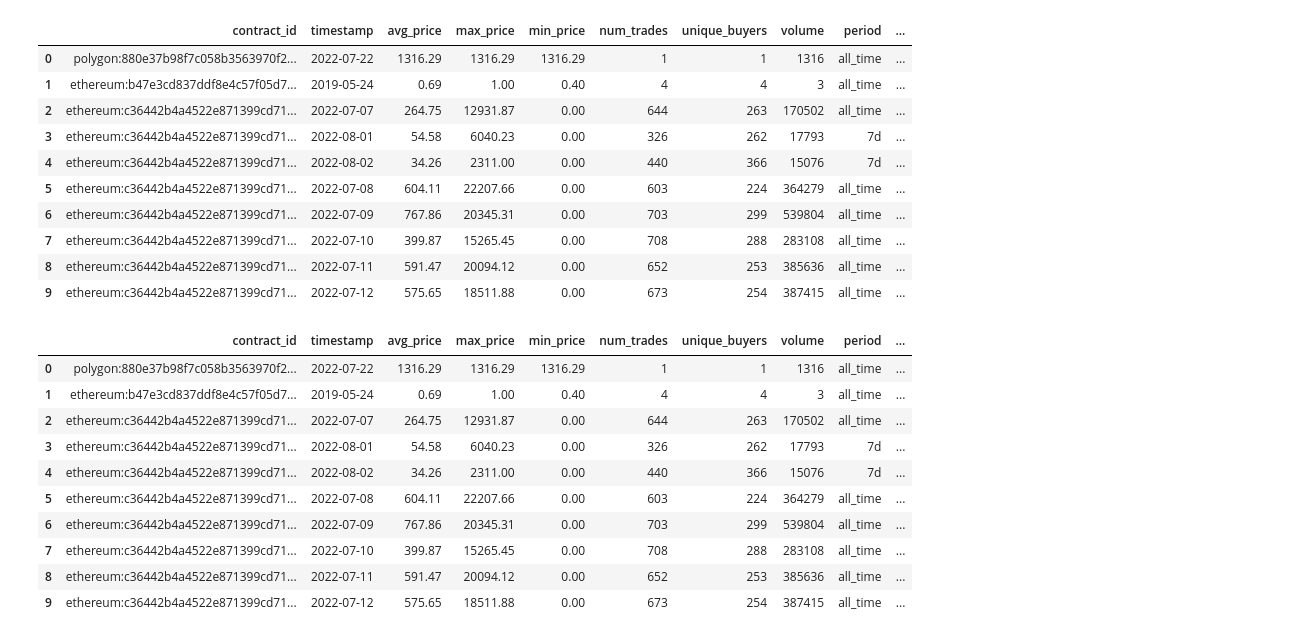
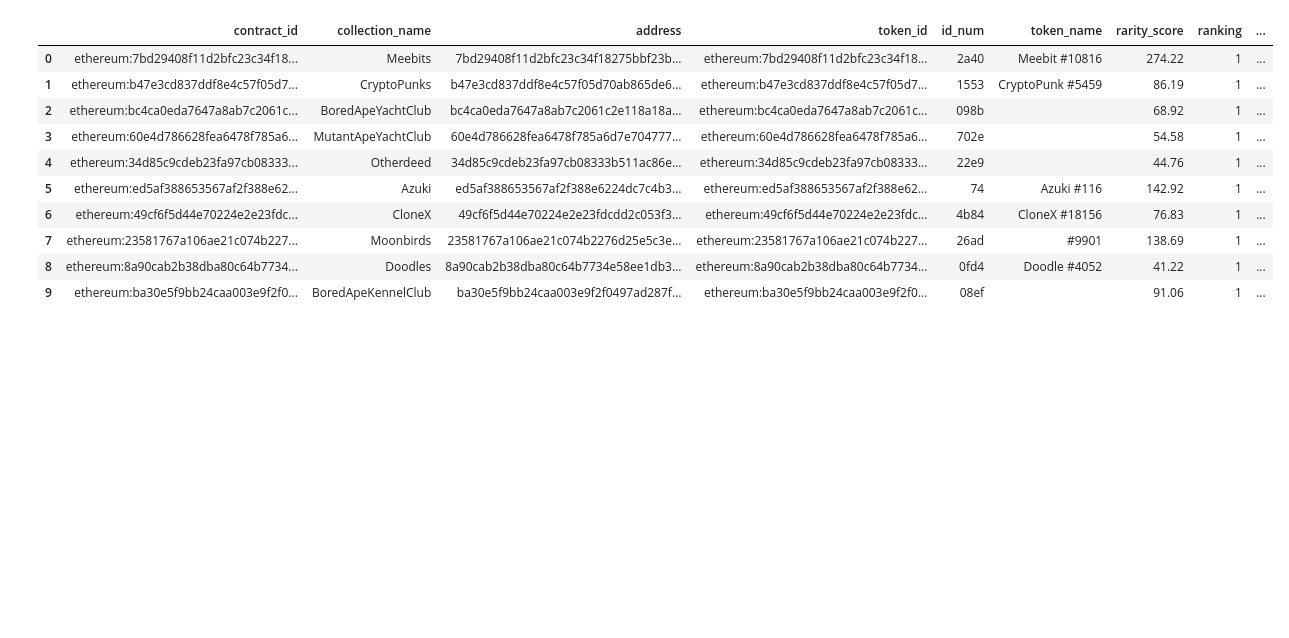
Before and after one commit to jgrichardson/nft_lending, a Jupyter notebook: stream_lit/Collection Average.ipynb, the cells around one changed output. Drawn from its saved outputs; the diff is of its cells as text; code cells hidden in the pictures; blank space fills up the shorter version.

```diff
--- a/stream_lit/Collection Average.ipynb
+++ b/stream_lit/Collection Average.ipynb
@@ -19,37 +20,48 @@ database_connection_string = os.getenv("DATABASE_URI")
 database_schema = os.getenv("DATABASE_SCHEMA")
 
 engine = create_engine(database_connection_string, echo=False)
-# %%
-sql_query = """
-SELECT *
-FROM trade
-LIMIT 10;
-"""
-
-df = pd.read_sql_query(sql_query, con = engine)
-
-display(df.head(10))
-display(df.tail(10))
-# %% [output]
-|  | contract_id | timestamp | avg_price | max_price | min_price | num_trades | unique_buyers | volume | period | ... |
-| 0 | polygon:880e37b98f7c058b3563970f2... | 2022-07-22 | 1316.29 | 1316.29 | 1316.29 | 1 | 1 | 1316 | all_time | ... |
-| 1 | ethereum:b47e3cd837ddf8e4c57f05d7... | 2019-05-24 | 0.69 | 1.00 | 0.40 | 4 | 4 | 3 | all_time | ... |
-| 2 | ethereum:c36442b4a4522e871399cd71... | 2022-07-07 | 264.75 | 12931.87 | 0.00 | 644 | 263 | 170502 | all_time | ... |
-| 3 | ethereum:c36442b4a4522e871399cd71... | 2022-08-01 | 54.58 | 6040.23 | 0.00 | 326 | 262 | 17793 | 7d | ... |
-| 4 | ethereum:c36442b4a4522e871399cd71... | 2022-08-02 | 34.26 | 2311.00 | 0.00 | 440 | 366 | 15076 | 7d | ... |
-| 5 | ethereum:c36442b4a4522e871399cd71... | 2022-07-08 | 604.11 | 22207.66 | 0.00 | 603 | 224 | 364279 | all_time | ... |
-| 6 | ethereum:c36442b4a4522e871399cd71... | 2022-07-09 | 767.86 | 20345.31 | 0.00 | 703 | 299 | 539804 | all_time | ... |
-| 7 | ethereum:c36442b4a4522e871399cd71... | 2022-07-10 | 399.87 | 15265.45 | 0.00 | 708 | 288 | 283108 | all_time | ... |
-| 8 | ethereum:c36442b4a4522e871399cd71... | 2022-07-11 | 591.47 | 20094.12 | 0.00 | 652 | 253 | 385636 | all_time | ... |
-| 9 | ethereum:c36442b4a4522e871399cd71... | 2022-07-12 | 575.65 | 18511.88 | 0.00 | 673 | 254 | 387415 | all_time | ... |
-|  | contract_id | timestamp | avg_price | max_price | min_price | num_trades | unique_buyers | volume | period | ... |
-| 0 | polygon:880e37b98f7c058b3563970f2... | 2022-07-22 | 1316.29 | 1316.29 | 1316.29 | 1 | 1 | 1316 | all_time | ... |
-| 1 | ethereum:b47e3cd837ddf8e4c57f05d7... | 2019-05-24 | 0.69 | 1.00 | 0.40 | 4 | 4 | 3 | all_time | ... |
-| 2 | ethereum:c36442b4a4522e871399cd71... | 2022-07-07 | 264.75 | 12931.87 | 0.00 | 644 | 263 | 170502 | all_time | ... |
-| 3 | ethereum:c36442b4a4522e871399cd71... | 2022-08-01 | 54.58 | 6040.23 | 0.00 | 326 | 262 | 17793 | 7d | ... |
-| 4 | ethereum:c36442b4a4522e871399cd71... | 2022-08-02 | 34.26 | 2311.00 | 0.00 | 440 | 366 | 15076 | 7d | ... |
-| 5 | ethereum:c36442b4a4522e871399cd71... | 2022-07-08 | 604.11 | 22207.66 | 0.00 | 603 | 224 | 364279 | all_time | ... |
-| 6 | ethereum:c36442b4a4522e871399cd71... | 2022-07-09 | 767.86 | 20345.31 | 0.00 | 703 | 299 | 539804 | all_time | ... |
-| 7 | ethereum:c36442b4a4522e871399cd71... | 2022-07-10 | 399.87 | 15265.45 | 0.00 | 708 | 288 | 283108 | all_time | ... |
-| 8 | ethereum:c36442b4a4522e871399cd71... | 2022-07-11 | 591.47 | 20094.12 | 0.00 | 652 | 253 | 385636 | all_time | ... |
-| 9 | ethereum:c36442b4a4522e871399cd71... | 2022-07-12 | 575.65 | 18511.88 | 0.00 | 673 | 254 | 387415 | all_time | ... |
+# %%
+sql_query = """
+SELECT t.contract_id,
+       c.name as collection_name,
+       c.address,
+       tok.token_id,
+       tok.id_num,
+       tok.name as token_name,
+       tok.rarity_score,
+       tok.ranking,
+       ct.average_token_rarity_score_for_collection,
+       MIN(t.avg_price) as avg_price_for_collection,
+       MIN(t.min_price) as min_price_for_collection,
+       MAX(t.max_price) as max_price_for_collection,
+       SUM(t.volume) as total_volume_for_collection,
+       SUM(t.num_trades) as total_num_trades_for_collection,
+       SUM(t.unique_buyers) as total_unique_buyers_for_collection
+FROM network n
+INNER JOIN collection c ON c.network_id = n.network_id
+INNER JOIN (SELECT contract_id, ROUND(AVG(rarity_score), 2) AS average_token_rarity_score_for_collection FROM token GROUP BY contract_id) ct ON ct.contract_id = c.contract_id
+INNER JOIN token tok ON tok.contract_id = ct.contract_id
+INNER JOIN trade t ON t.contract_id = c.contract_id
+WHERE n.network_id = 'ethereum'
+AND c.name IN ('CryptoPunks', 'BoredApeYachtClub', 'MutantApeYachtClub', 'Otherdeed', 'Azuki', 'CloneX', 'Moonbirds', 'Doodles', 'Meebits', 'Cool Cats', 'BoredApeKennelClub')
+AND tok.ranking = 1
+GROUP BY t.contract_id, c.name, c.address, tok.token_id, tok.id_num, tok.name, tok.rarity_score, tok.ranking, ct.average_token_rarity_score_for_collection
+HAVING MIN(t.avg_price) > 0.0
+ORDER BY SUM(t.volume)  DESC
+"""
+df = pd.read_sql_query(sql_query, con = engine)
+
+display(df.head(10))
+display(df.tail(10))
+# %% [output]
+|  | contract_id | collection_name | address | token_id | id_num | token_name | rarity_score | ranking | ... |
+| 0 | ethereum:7bd29408f11d2bfc23c34f18... | Meebits | 7bd29408f11d2bfc23c34f18275bbf23b... | ethereum:7bd29408f11d2bfc23c34f18... | 2a40 | Meebit #10816 | 274.22 | 1 | ... |
+| 1 | ethereum:b47e3cd837ddf8e4c57f05d7... | CryptoPunks | b47e3cd837ddf8e4c57f05d70ab865de6... | ethereum:b47e3cd837ddf8e4c57f05d7... | 1553 | CryptoPunk #5459 | 86.19 | 1 | ... |
+| 2 | ethereum:bc4ca0eda7647a8ab7c2061c... | BoredApeYachtClub | bc4ca0eda7647a8ab7c2061c2e118a18a... | ethereum:bc4ca0eda7647a8ab7c2061c... | 098b |  | 68.92 | 1 | ... |
+| 3 | ethereum:60e4d786628fea6478f785a6... | MutantApeYachtClub | 60e4d786628fea6478f785a6d7e704777... | ethereum:60e4d786628fea6478f785a6... | 702e |  | 54.58 | 1 | ... |
+| 4 | ethereum:34d85c9cdeb23fa97cb08333... | Otherdeed | 34d85c9cdeb23fa97cb08333b511ac86e... | ethereum:34d85c9cdeb23fa97cb08333... | 22e9 |  | 44.76 | 1 | ... |
+| 5 | ethereum:ed5af388653567af2f388e62... | Azuki | ed5af388653567af2f388e6224dc7c4b3... | ethereum:ed5af388653567af2f388e62... | 74 | Azuki #116 | 142.92 | 1 | ... |
+| 6 | ethereum:49cf6f5d44e70224e2e23fdc... | CloneX | 49cf6f5d44e70224e2e23fdcdd2c053f3... | ethereum:49cf6f5d44e70224e2e23fdc... | 4b84 | CloneX #18156 | 76.83 | 1 | ... |
+| 7 | ethereum:23581767a106ae21c074b227... | Moonbirds | 23581767a106ae21c074b2276d25e5c3e... | ethereum:23581767a106ae21c074b227... | 26ad | #9901 | 138.69 | 1 | ... |
+| 8 | ethereum:8a90cab2b38dba80c64b7734... | Doodles | 8a90cab2b38dba80c64b7734e58ee1db3... | ethereum:8a90cab2b38dba80c64b7734... | 0fd4 | Doodle #4052 | 41.22 | 1 | ... |
+| 9 | ethereum:ba30e5f9bb24caa003e9f2f0... | BoredApeKennelClub | ba30e5f9bb24caa003e9f2f0497ad287f... | ethereum:ba30e5f9bb24caa003e9f2f0... | 08ef |  | 91.06 | 1 | ... |
```
Also changed, not shown: parts of 6 cells of this notebook.
